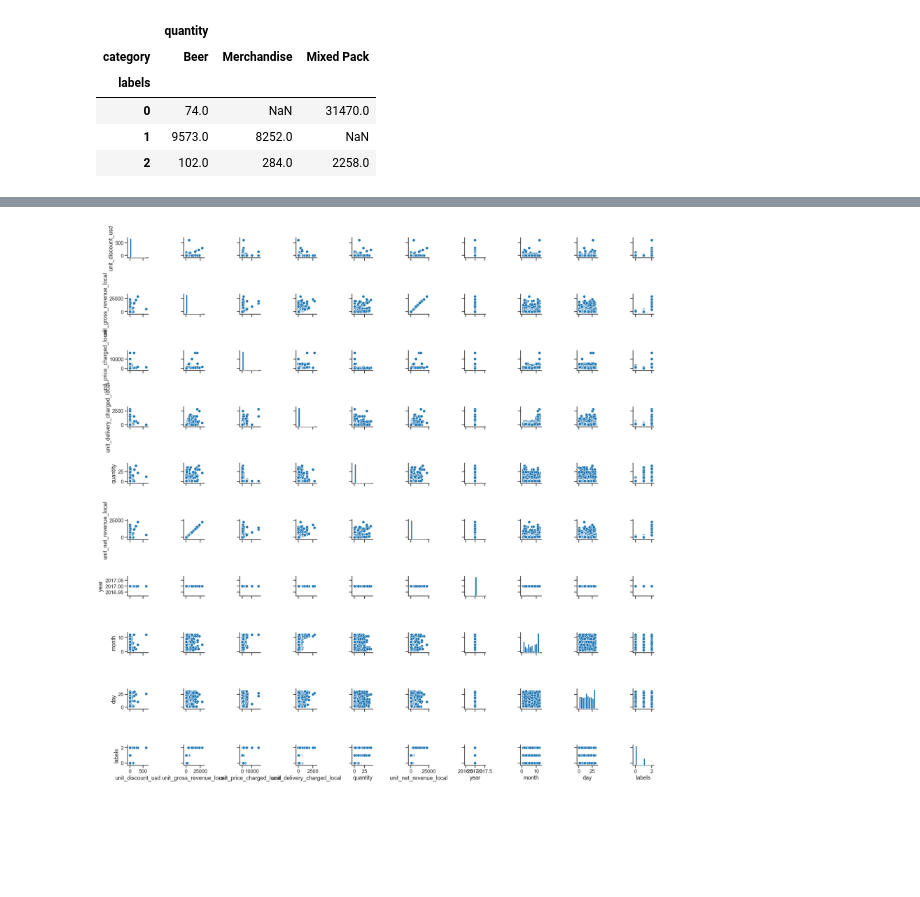
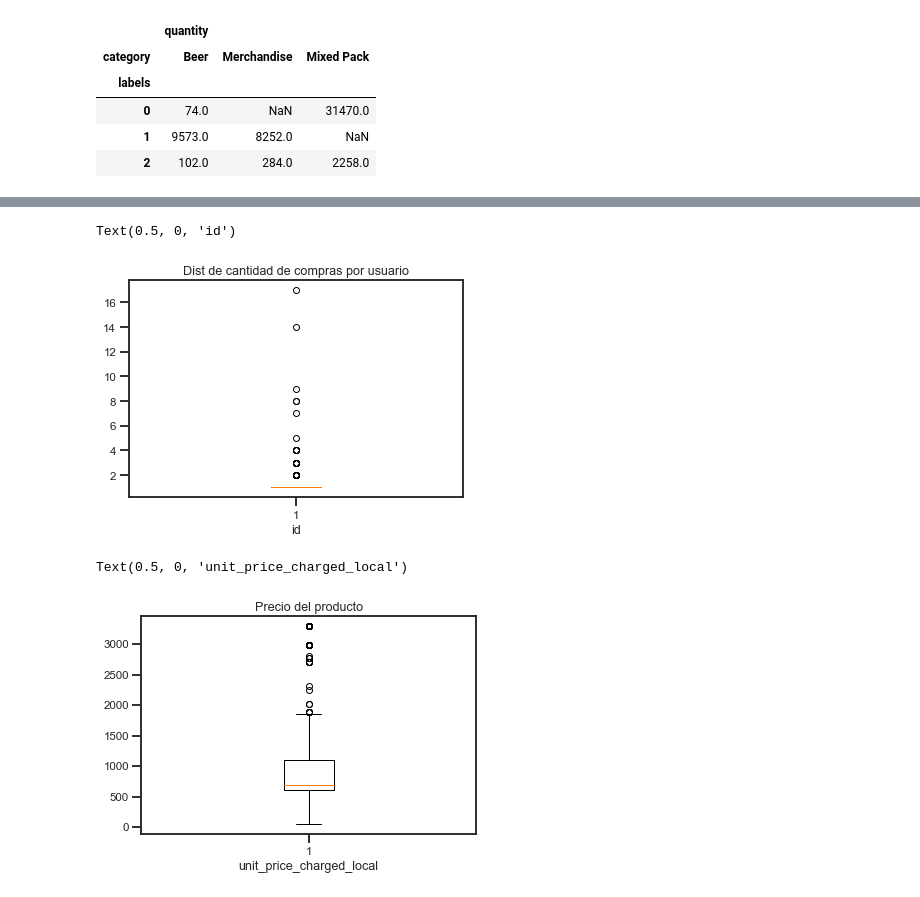
Before and after one commit to AgustinVelurtas/grupo13_clusterai, a Jupyter notebook: tp_grupo13_cdd.ipynb, the cells around one changed output, grey strips where cells are left out. Drawn from its saved outputs; the diff is of its cells as text; code cells hidden in the pictures; blank space fills up the shorter version.

```diff
--- a/tp_grupo13_cdd.ipynb
+++ b/tp_grupo13_cdd.ipynb
@@ -1027,8 +1056,30 @@ plt.show()
 # %%
-sns.set_style("white")
-sns.set_context("talk")
-sns.set_style("ticks")
-sns.pairplot(tp_nacional)
-plt.show()
+#Esto tarda mil años, cualquier cosa despues lo agregamos
+#sns.set_style("white")
+#sns.set_context("talk")
+#sns.set_style("ticks")
+#sns.pairplot(tp_nacional)
+#plt.show()
-# %% [output]
-[figure, removed]
+# %%
+#Vamos a comparar boxplots de los clusters - Cuando quiero hacer un boxplot con cada uno me tira error, en los ultimos 2,
+#me dan una mano?
+
+#Los tire por separado y el del cluster 2 no tiene IQR, no se que onda
+comprasporusuario_nac_0 = tp_nac_0.groupby(['id'])['id'].count()
+comprasporusuario_nac_1 = tp_nac_1.groupby(['id'])['id'].count()
+comprasporusuario_nac_2 = tp_nac_2.groupby(['id'])['id'].count()
+# %%
+plt.boxplot(comprasporusuario_nac_2)
+plt.title("Dist de cantidad de compras por usuario")
+plt.xlabel("id")
+# %% [output]
+Text(0.5, 0, 'id')
+[figure, added]
+# %%
+#Boxplots de los precios
+plt.boxplot(tp_nac_0['unit_price_charged_local'])
+plt.title("Precio del producto")
+plt.xlabel("unit_price_charged_local")
+# %% [output]
+Text(0.5, 0, 'unit_price_charged_local')
+[figure, added]
```
Also changed, not shown: parts of 23 cells of this notebook.
